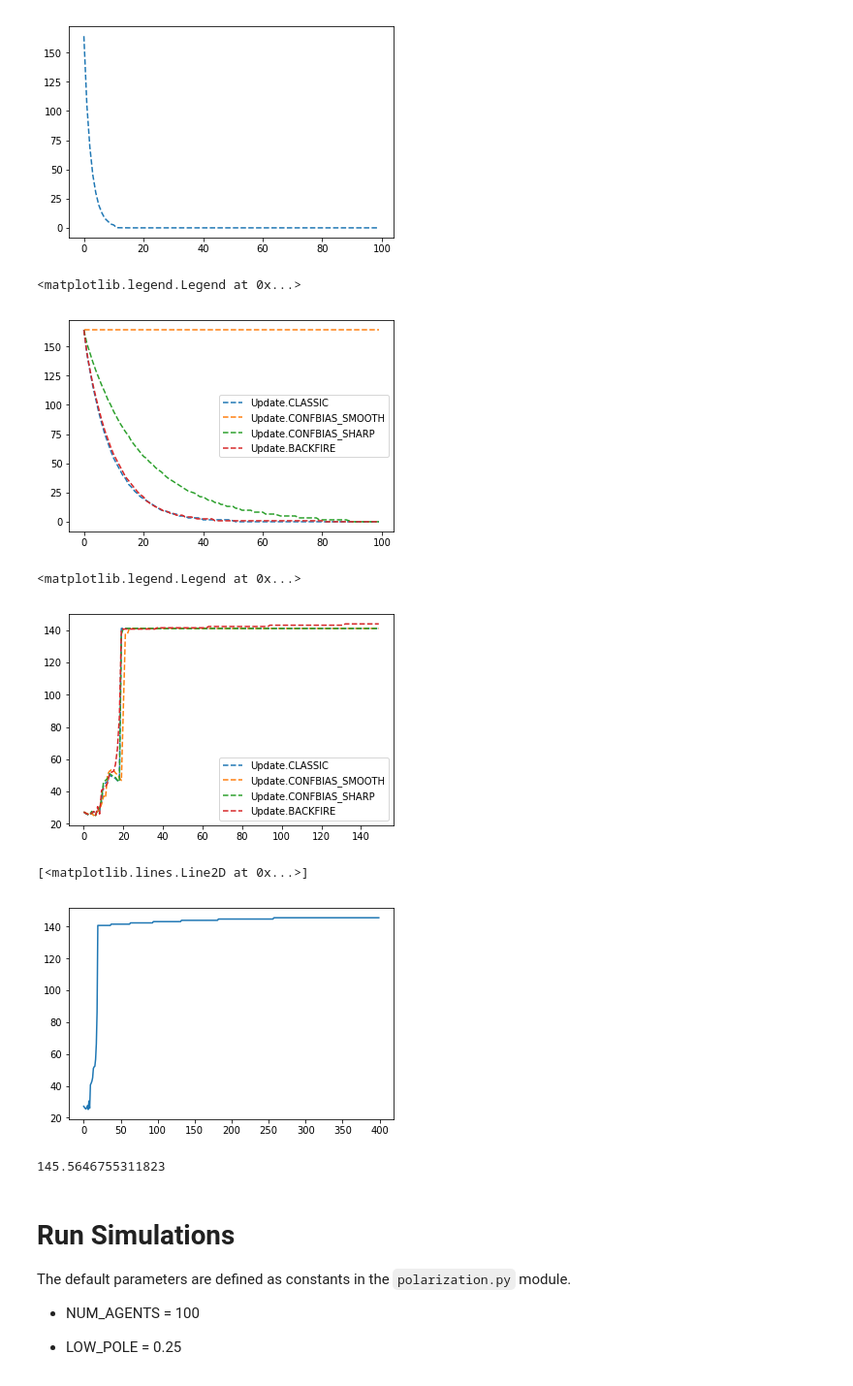
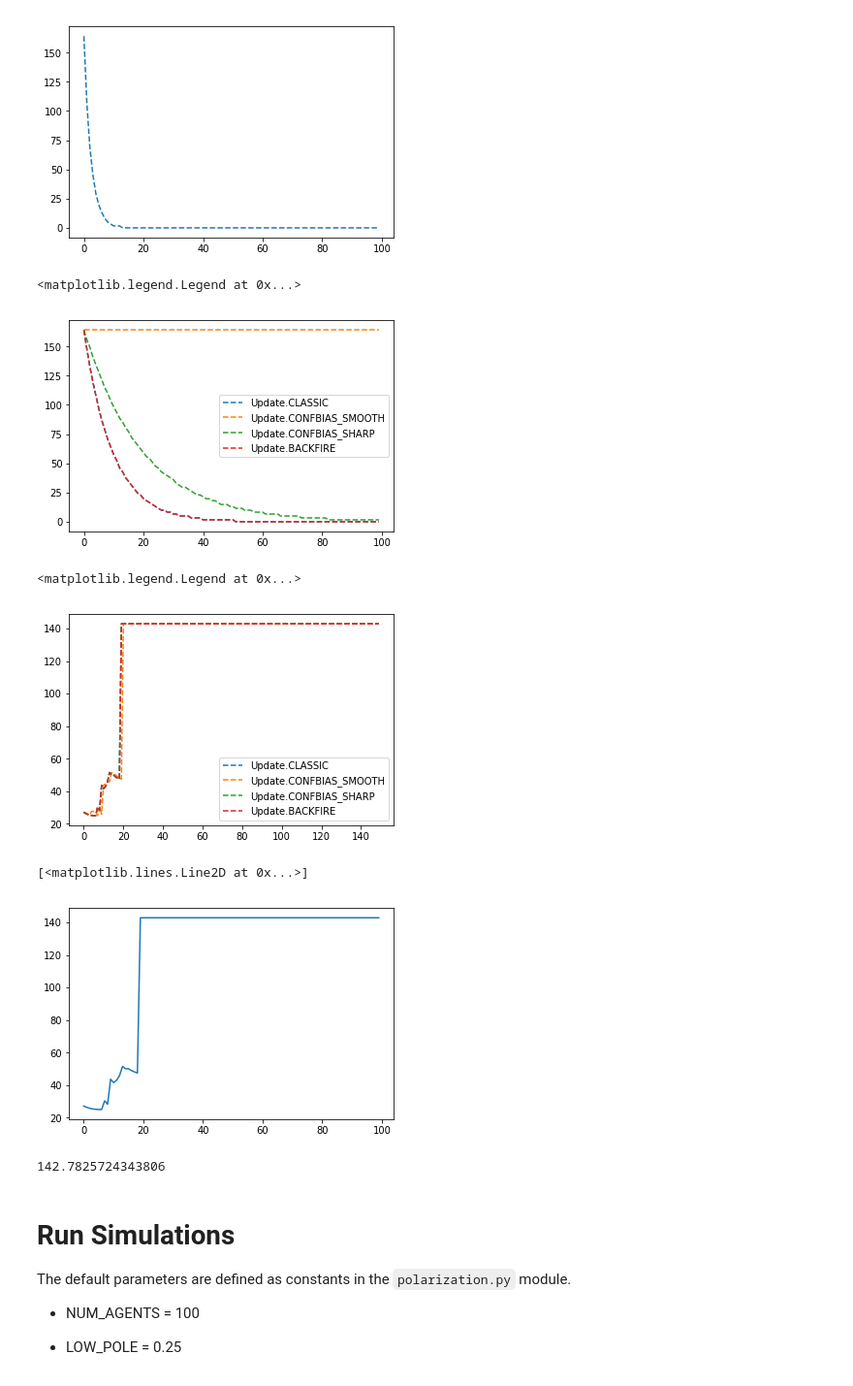
Before and after one commit to Sirquini/Polarization, a Jupyter notebook: New Simulations.ipynb, the cells around one changed output. Shown at 97% size. Cells and saved outputs as stored; diff of their text form; code cells hidden in the pictures.

```diff
--- a/New Simulations.ipynb
+++ b/New Simulations.ipynb
@@ -36,11 +36,11 @@ simulations = {update_type: polarization.run_simulation(
 ) for update_type in polarization.Update}
 # %%
 for update_type, values in simulations.items():
-    plt.plot(values, linestyle="dashed", label=update_type)
+    plt.plot(values[0], linestyle="dashed", label=update_type)
 plt.legend()
 # %% [output]
 <matplotlib.legend.Legend at 0x...>
-[figure, old version]
+[figure, new version]
 # %%
 simulations2 = {update_type: polarization.run_simulation(
     polarization.build_mild_beliefs(num_agents, polarization.LOW_POLE, polarization.HIGH_POLE, polarization.BELIEF_STEP),
@@ -54,16 +54,16 @@ simulations2 = {update_type: polarization.run_simulation(
 ) for update_type in polarization.Update}
 # %%
 for update_type, values in simulations2.items():
-    plt.plot(values, linestyle="dashed", label=update_type)
+    plt.plot(values[0], linestyle="dashed", label=update_type)
 plt.legend()
 # %% [output]
 <matplotlib.legend.Legend at 0x...>
-[figure, old version]
+[figure, new version]
 # %%
 sim = polarization.run_simulation(
     polarization.build_mild_beliefs(num_agents, polarization.LOW_POLE, polarization.HIGH_POLE, polarization.BELIEF_STEP),
     polarization.build_inf_graph_2_groups_disconnected(num_agents, 0.5),
-    400,
+    100,
     num_bins,
     polarization.Update.BACKFIRE,
     polarization.CONFBIAS_DISCOUNT,
@@ -71,14 +71,14 @@ sim = polarization.run_simulation(
     polarization.BACKFIRE_INFLUENCE_THRESHOLD
 )
 # %%
-plt.plot(sim)
+plt.plot(sim[0])
 # %% [output]
 [<matplotlib.lines.Line2D at 0x...>]
-[figure, old version]
+[figure, new version]
-# %%
-sim[399]
-# %% [output]
-145.5646755311823
+# %%
+sim[0][99]
+# %% [output]
+142.7825724343806
 # %% [markdown]
 # Run Simulations
 
```
Also changed, not shown: parts of 11 cells of this notebook.
